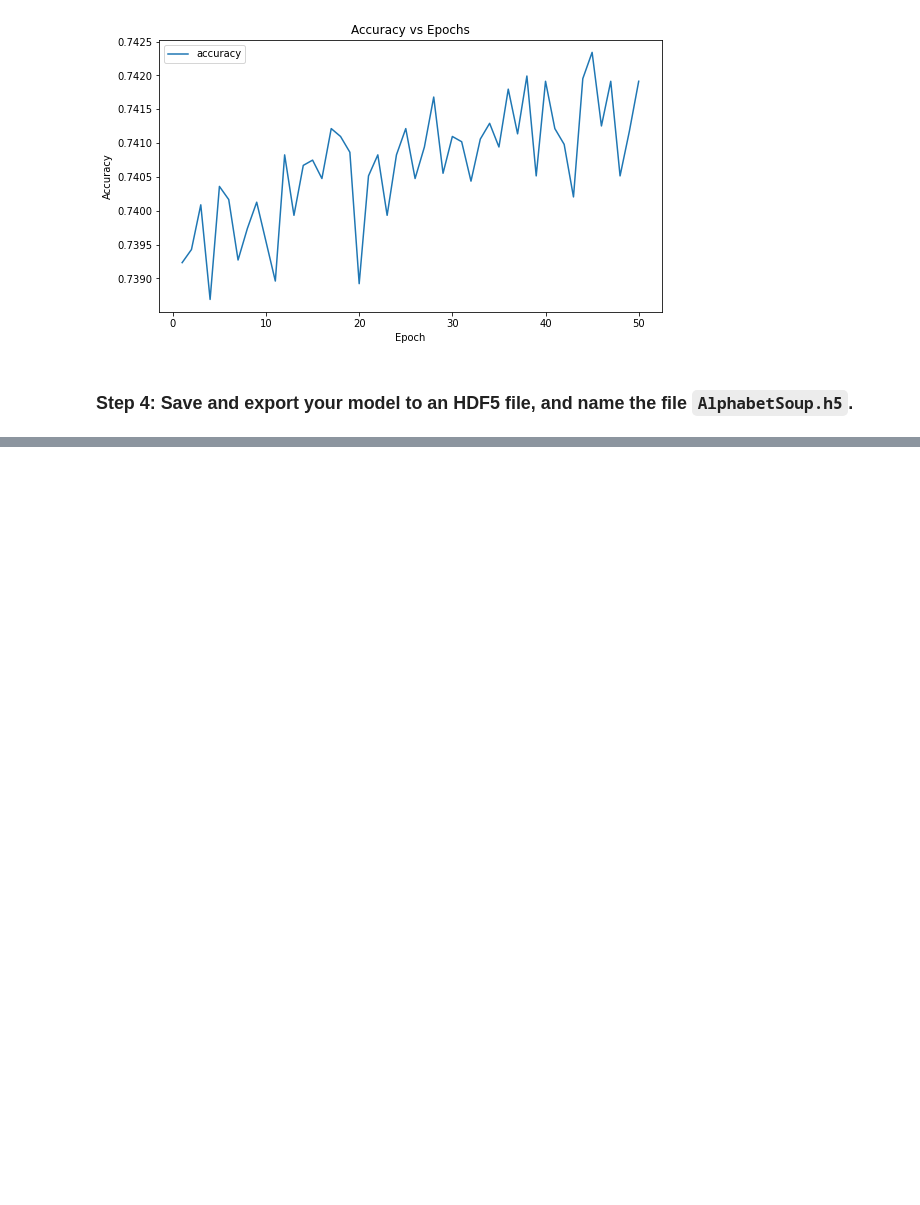
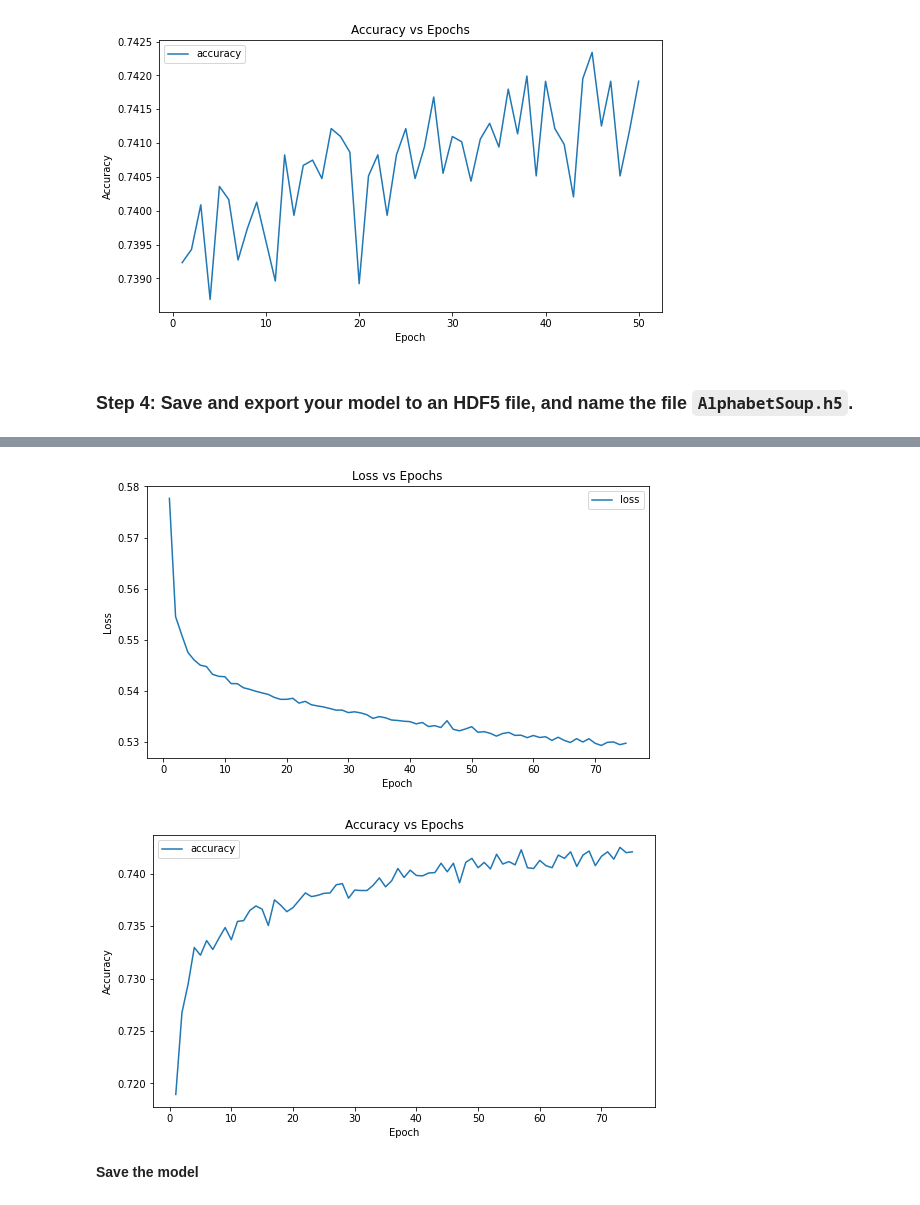
Before and after one commit to jmischung/Startup-Success-Predictor, a Jupyter notebook: venture_funding_with_deep_learning.ipynb, the cells around one changed output, grey strips where cells are left out. Saved outputs shown, nothing was run; the diff lists cells and outputs as text; code cells hidden in the pictures; blank space fills up the shorter version.

Commit message:
build, train, and evaluate alternative 1 neural network

```diff
--- a/venture_funding_with_deep_learning.ipynb
+++ b/venture_funding_with_deep_learning.ipynb
@@ -417,0 +447,3 @@ nn.save(file_path)
+# %%
+# Define the number of neurons in the output layer
+number_output_neurons_A1 = 1
@@ -417,0 +458,7 @@ nn.save(file_path)
+# %%
+# Define the number of hidden nodes for the second hidden layer
+hidden_nodes_layer2_A1 = \
+    (hidden_nodes_layer1_A1 + number_output_neurons) * (2/3)
+
+# Review the number of hidden nodes in the first layer
+hidden_nodes_layer2_A1
@@ -417,0 +508,10 @@ nn.save(file_path)
+# %%
+# Compile the Sequential model
+nn_A1.compile(
+    loss='binary_crossentropy',
+    optimizer='adam',
+    metrics=['accuracy']
+)
+
+# Fit the model using 50 epochs and the training data
+model2 = nn_A1.fit(X_train_scaled, y_train, epochs=75)
@@ -417,0 +546,29 @@ nn.save(file_path)
+# %%
+# Create a DataFrame with the history dictionary.
+model2_resutls_df = pd.DataFrame(
+    model2.history,
+    index=range(1, len(model2.history['loss']) + 1)
+)
+
+# Plot the loss data.
+model2_resutls_df.plot(
+    y='loss',
+    figsize=(9, 5),
+    title="Loss vs Epochs",
+    ylabel='Loss',
+    xlabel='Epoch'
+);
+
+# Plot the accuracy data.
+model2_resutls_df.plot(
+    y='accuracy',
+    figsize=(9, 5),
+    title='Accuracy vs Epochs',
+    ylabel='Accuracy',
+    xlabel='Epoch'
+);
+# %% [output]
+[figure, added]
+[figure, added]
+# %% [markdown]
+__Save the model__
```
Also changed, not shown: parts of 10 cells of this notebook, 1 other file.
